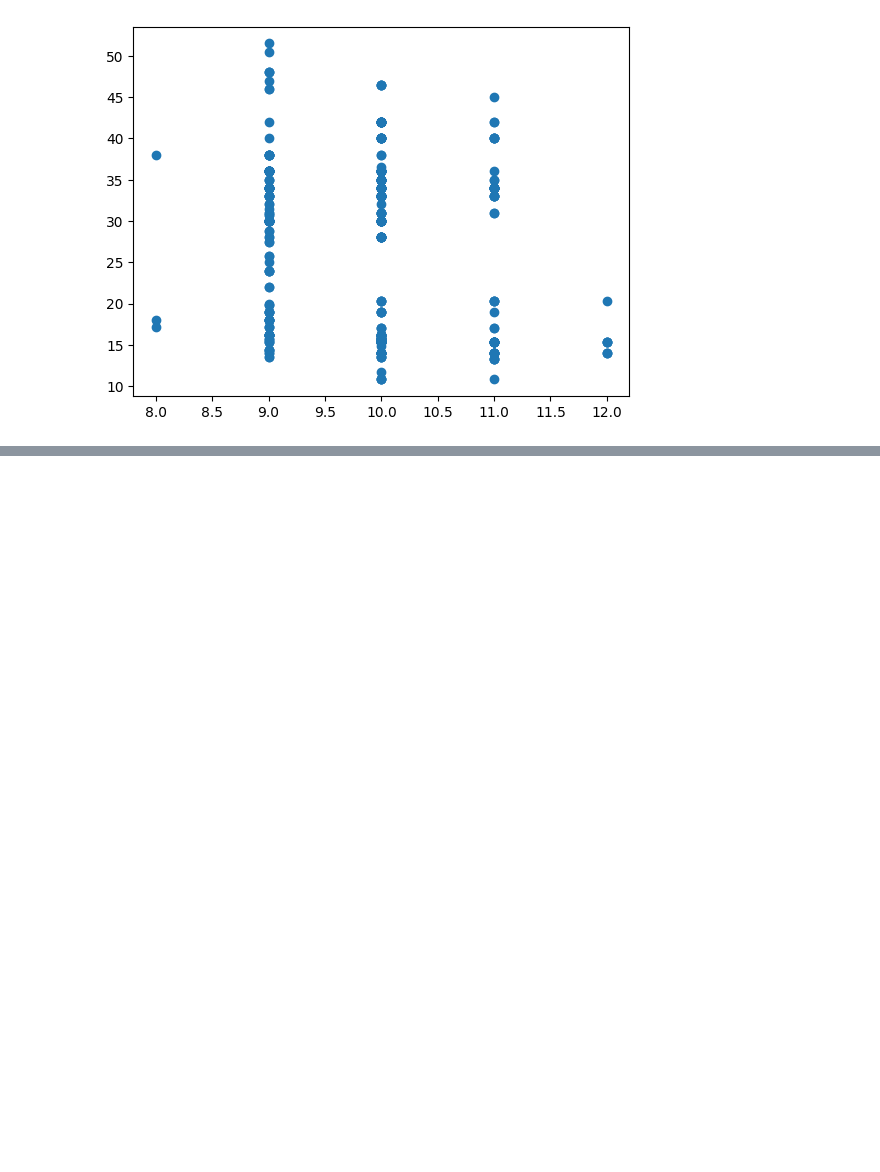
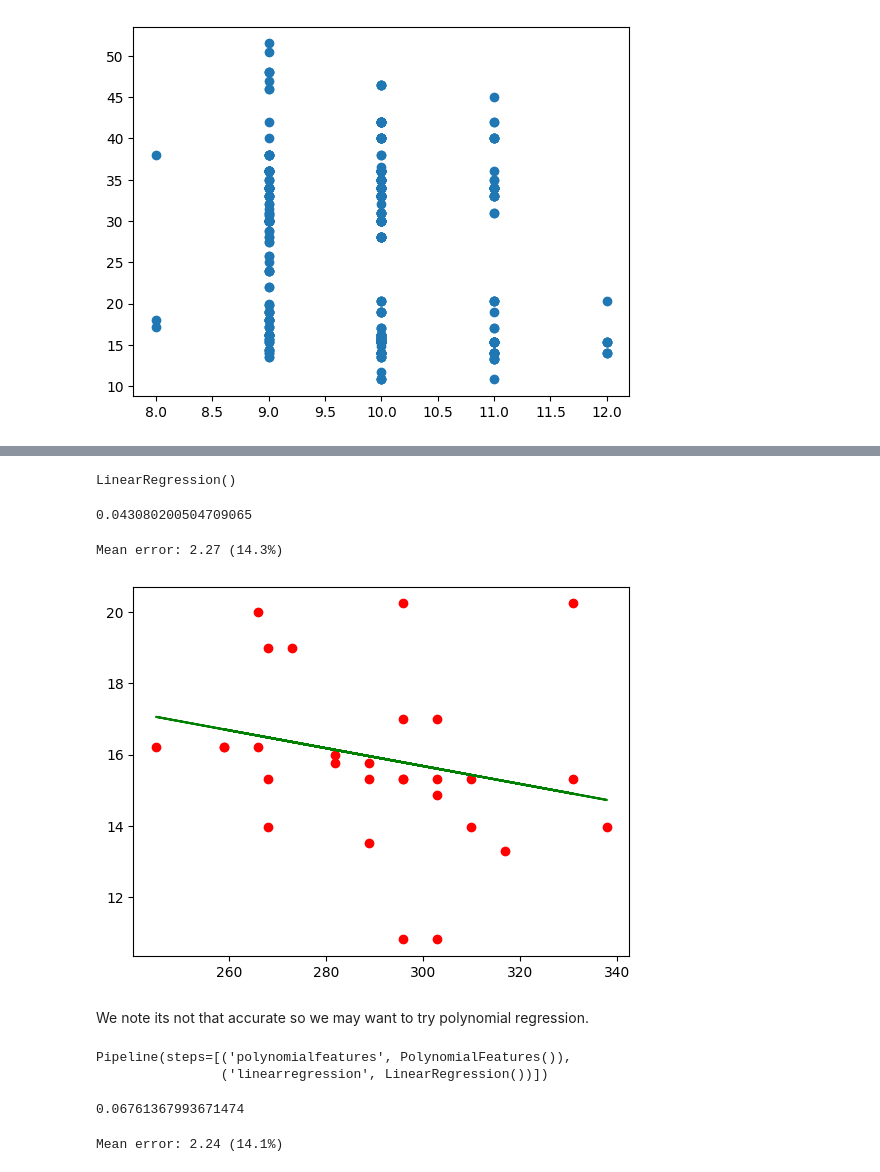
Before and after one commit to omarelwaliely/datascience, a Jupyter notebook: microsoft_beginner_ml/pumpkin_analysis/pumpkin_regression.ipynb, the cells around one changed output, grey strips where cells are left out. Drawn from its saved outputs; the diff is of its cells as text; code cells hidden in the pictures; blank space fills up the shorter version.

Commit message:
did linear regression

```diff
--- a/microsoft_beginner_ml/pumpkin_analysis/pumpkin_regression.ipynb
+++ b/microsoft_beginner_ml/pumpkin_analysis/pumpkin_regression.ipynb
@@ -123,0 +179,45 @@ plt.show()
+# %%
+X = pie_pumpkins['DayOfYear'].to_numpy().reshape(-1,1) #we will train based on day of year
+y = pie_pumpkins['Price'] #the ground truth is the original prices which we aim to predict
+# %%
+X_train, X_test, y_train, y_test = train_test_split(X, y, test_size=0.2)
+# %%
+model = LinearRegression()
+model.fit(X_train,y_train)
+# %% [output]
+LinearRegression()
+# %%
+pred = model.predict(X_test)
+model.score(X_test,y_test)
+# %% [output]
+0.043080200504709065
+# %%
+mse = np.sqrt(mean_squared_error(y_test,pred))
+print(f'Mean error: {mse:3.3} ({mse/np.mean(pred)*100:3.3}%)')
+# %% [output]
+Mean error: 2.27 (14.3%)
+# %%
+plt.scatter(X_test,y_test, color = 'red')
+plt.plot(X_test,pred, color = 'green')
+plt.show()
+# %% [output]
+[figure, added]
+# %% [markdown]
+We note its not that accurate so we may want to try polynomial regression.
+# %%
+model_2 = make_pipeline(PolynomialFeatures(2), LinearRegression()) #square the inputs added to together for example, (x+y+z)^2, then preform linear regression on that
+model_2.fit(X_train, y_train)
+# %% [output]
+Pipeline(steps=[('polynomialfeatures', PolynomialFeatures()),
+                ('linearregression', LinearRegression())])
+# %%
+pred_2 = model_2.predict(X_test)
+
+model_2.score(X_test,y_test)
+# %% [output]
+0.06761367993671474
+# %%
+mse_2 = np.sqrt(mean_squared_error(y_test,pred_2))
+print(f'Mean error: {mse_2:3.3} ({mse_2/np.mean(pred_2)*100:3.3}%)')
+# %% [output]
+Mean error: 2.24 (14.1%)
```
Also changed, not shown: parts of 20 cells of this notebook.
